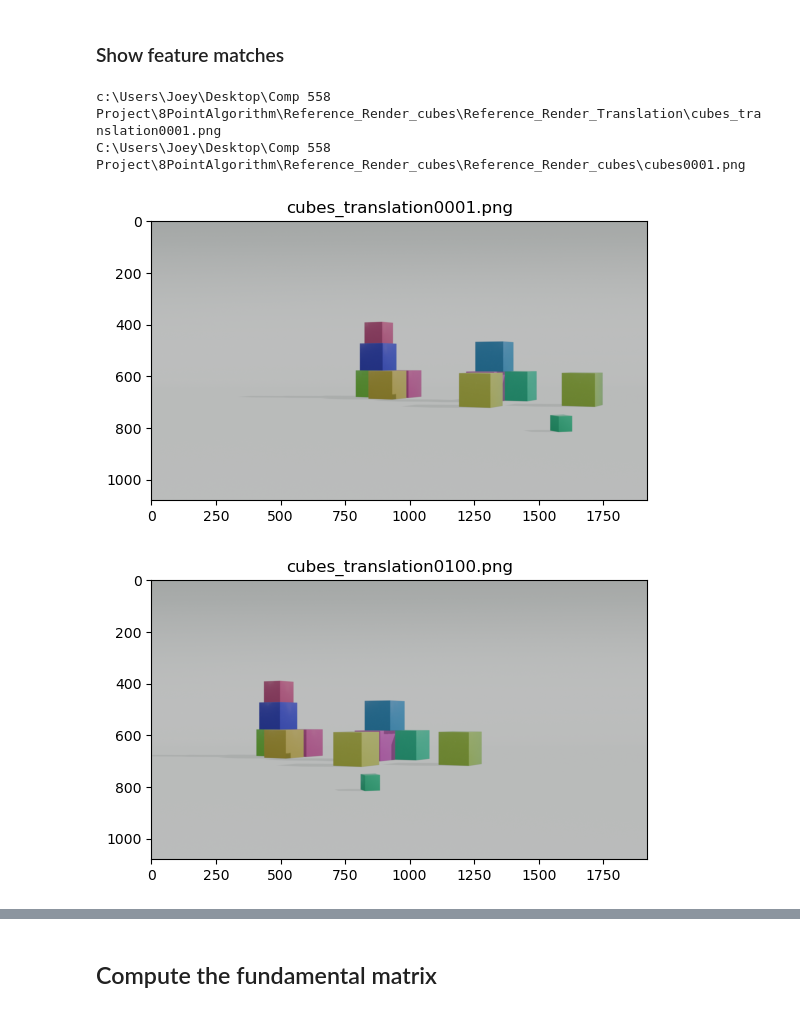
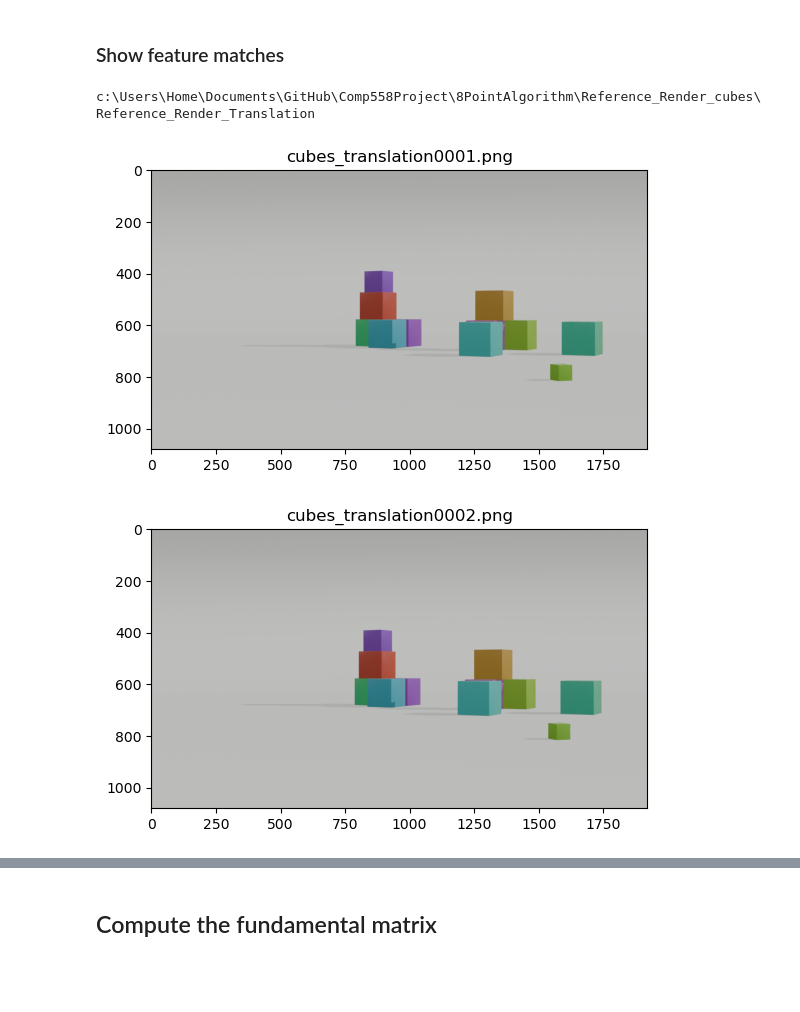
Before and after one commit to BasilJ-S/8PointAlgorithm, a Jupyter notebook: EighPoint.ipynb, the cells around one changed output, grey strips where cells are left out. Saved outputs shown, nothing was run; the diff lists cells and outputs as text; code cells hidden in the pictures; blank space fills up the shorter version.

```diff
--- a/EighPoint.ipynb
+++ b/EighPoint.ipynb
@@ -89,27 +89,29 @@ def plot_two_images_with_matches(im1, im2, inlier_pts1, inlier_pts2):
 # %%
 # load images
 absolute_folder_path = os.path.join(os.getcwd(), 'Reference_Render_cubes', 'Reference_Render_Translation')
-print(os.path.join(absolute_folder_path,'cubes_translation0001.png'))
-print(r"C:\Users\Joey\Desktop\Comp 558 Project\8PointAlgorithm\Reference_Render_cubes\Reference_Render_cubes\cubes0001.png")
+print(absolute_folder_path)
 im1_name = 'cubes_translation0001.png'
-im1 = cv2.imread(os.path.join(absolute_folder_path,im1_name), 3)
+im1 = cv2.imread(os.path.join(absolute_folder_path,im1_name))
+im1 = cv2.cvtColor(im1, cv2.COLOR_BGR2RGB)
+
+
 plt.title(im1_name)
 a = plt.imshow(im1)
 plt.show()
 
-im2_name = 'cubes_translation0100.png'
+im2_name = 'cubes_translation0002.png'
 im2 = cv2.imread(os.path.join(absolute_folder_path,im2_name), 3)
+im2 = cv2.cvtColor(im2, cv2.COLOR_BGR2RGB)
 plt.title(im2_name)
 a = plt.imshow(im2)
 plt.show()
 
 # Convert images to grayscale
-im1_gray = cv2.cvtColor(im1, cv2.COLOR_BGR2GRAY)
-im2_gray = cv2.cvtColor(im2, cv2.COLOR_BGR2GRAY)
+im1_gray = cv2.cvtColor(im1, cv2.COLOR_RGB2GRAY)
+im2_gray = cv2.cvtColor(im2, cv2.COLOR_RGB2GRAY)
 
 # Plot
 # %% [output]
-c:\Users\Joey\Desktop\Comp 558 Project\8PointAlgorithm\Reference_Render_cubes\Reference_Render_Translation\cubes_translation0001.png
-C:\Users\Joey\Desktop\Comp 558 Project\8PointAlgorithm\Reference_Render_cubes\Reference_Render_cubes\cubes0001.png
+c:\Users\Home\Documents\GitHub\Comp558Project\8PointAlgorithm\Reference_Render_cubes\Reference_Render_Translation
-[figure, old version]
+[figure, new version]
-[figure, old version]
+[figure, new version]
```
Also changed, not shown: parts of 20 cells of this notebook, 2 other files.
